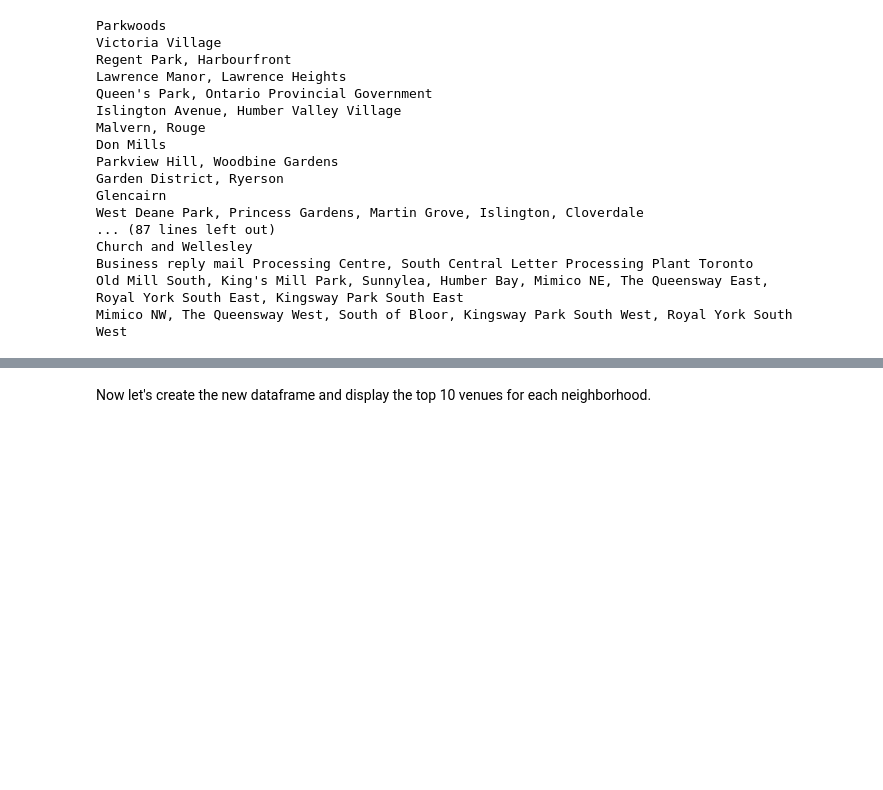
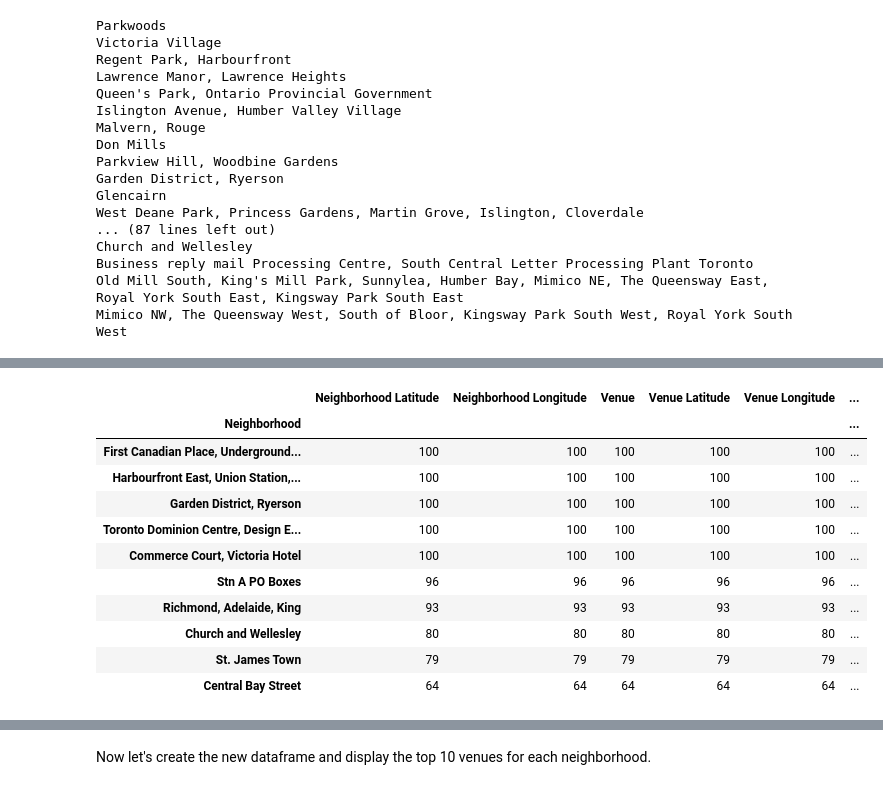
Before and after one commit to Pierayeh/Segmentation-and-clustering-of-Toronto-Neighborhood, a Jupyter notebook: Segmenting and Clustering Neighborhoods in Toronto.ipynb, the cells around one changed output, grey strips where cells are left out. Cells and saved outputs as stored; diff of their text form; code cells hidden in the pictures; blank space fills up the shorter version.

```diff
--- a/Segmenting and Clustering Neighborhoods in Toronto.ipynb
+++ b/Segmenting and Clustering Neighborhoods in Toronto.ipynb
@@ -454,3 +463,19 @@ Toronto_venues.groupby('Neighborhood').count()
+# %%
+Toronto_venues_top10=Toronto_venues_grouped.sort_values(by='Venue', ascending=False).head(10)
+Toronto_venues_top10
+# %% [output]
+|  | Neighborhood Latitude | Neighborhood Longitude | Venue | Venue Latitude | Venue Longitude | ... |
+| Neighborhood |  |  |  |  |  | ... |
+| First Canadian Place, Underground... | 100 | 100 | 100 | 100 | 100 | ... |
+| Harbourfront East, Union Station,... | 100 | 100 | 100 | 100 | 100 | ... |
+| Garden District, Ryerson | 100 | 100 | 100 | 100 | 100 | ... |
+| Toronto Dominion Centre, Design E... | 100 | 100 | 100 | 100 | 100 | ... |
+| Commerce Court, Victoria Hotel | 100 | 100 | 100 | 100 | 100 | ... |
+| Stn A PO Boxes | 96 | 96 | 96 | 96 | 96 | ... |
+| Richmond, Adelaide, King | 93 | 93 | 93 | 93 | 93 | ... |
+| Church and Wellesley | 80 | 80 | 80 | 80 | 80 | ... |
+| St. James Town | 79 | 79 | 79 | 79 | 79 | ... |
+| Central Bay Street | 64 | 64 | 64 | 64 | 64 | ... |
 # %%
 print('There are {} uniques categories.'.format(len(Toronto_venues['Venue Category'].unique())))
 # %% [output]
```
Also changed, not shown: parts of 27 cells of this notebook.
